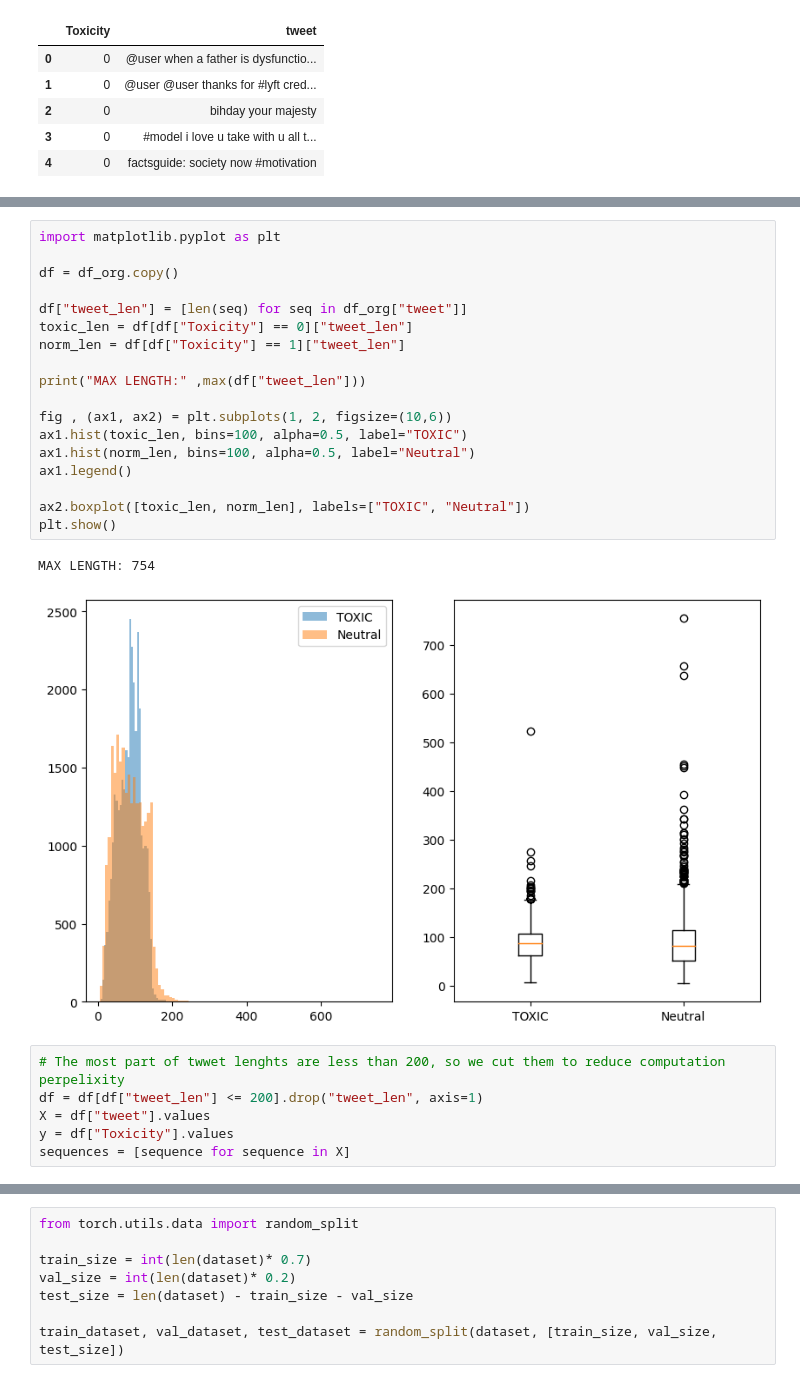
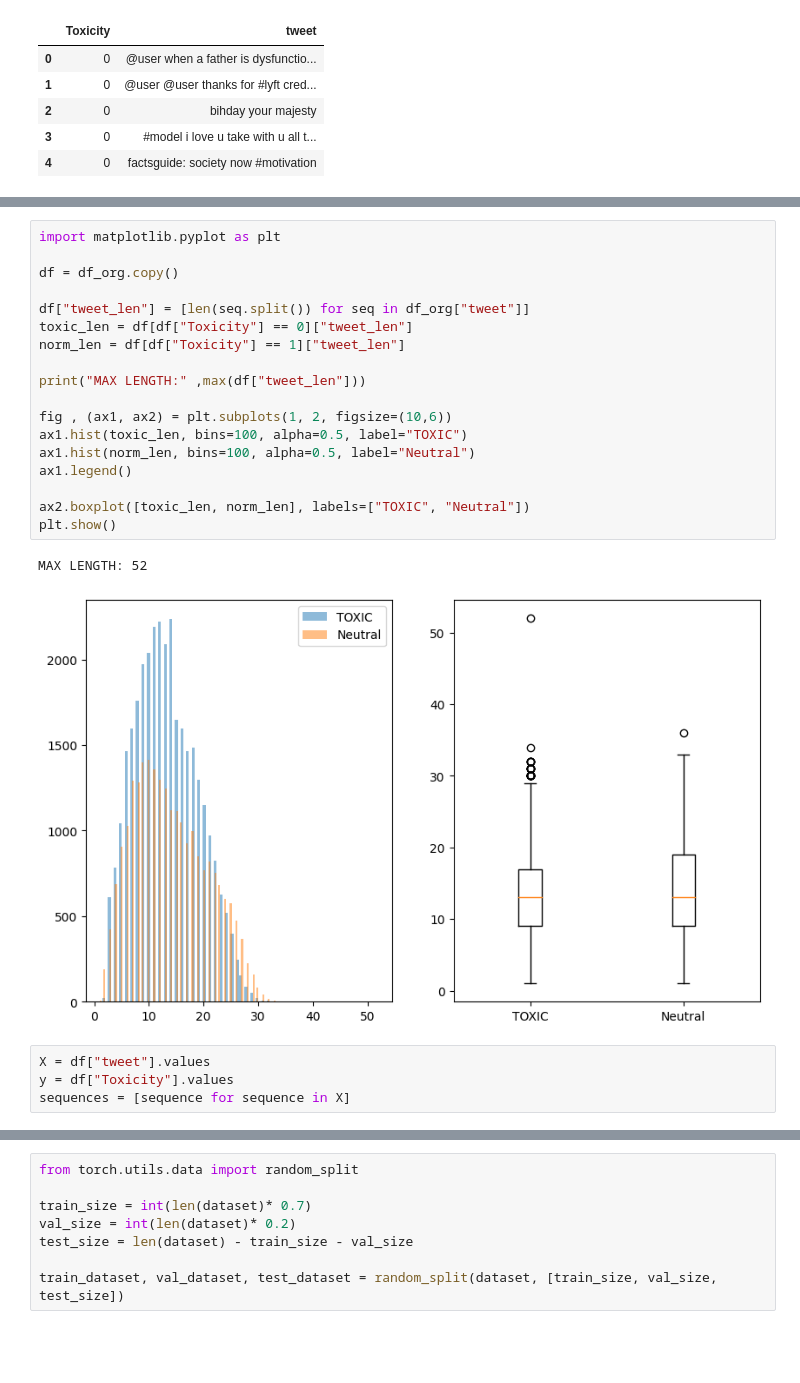
Before and after one commit to omid-sar/Interview-Preparation, a Jupyter notebook: ML_interview/ML_int_twitter_toxic.ipynb, the cells around one changed output, grey strips where cells are left out. Saved outputs shown, nothing was run; the diff lists cells and outputs as text; blank space fills up the shorter version.

```diff
--- a/ML_interview/ML_int_twitter_toxic.ipynb
+++ b/ML_interview/ML_int_twitter_toxic.ipynb
@@ -46,27 +46,25 @@
 # %%
 import matplotlib.pyplot as plt
 
 df = df_org.copy()
 
-df["tweet_len"] = [len(seq) for seq in df_org["tweet"]]
+df["tweet_len"] = [len(seq.split()) for seq in df_org["tweet"]]
 toxic_len = df[df["Toxicity"] == 0]["tweet_len"]
 norm_len = df[df["Toxicity"] == 1]["tweet_len"]
 
 print("MAX LENGTH:" ,max(df["tweet_len"]))
 
 fig , (ax1, ax2) = plt.subplots(1, 2, figsize=(10,6))
 ax1.hist(toxic_len, bins=100, alpha=0.5, label="TOXIC")
 ax1.hist(norm_len, bins=100, alpha=0.5, label="Neutral")
 ax1.legend()
 
 ax2.boxplot([toxic_len, norm_len], labels=["TOXIC", "Neutral"])
 plt.show()
 # %% [output]
-MAX LENGTH: 754
+MAX LENGTH: 52
-[figure, old version]
+[figure, new version]
 # %%
-# The most part of twwet lenghts are less than 200, so we cut them to reduce computation perpelixity
-df = df[df["tweet_len"] <= 200].drop("tweet_len", axis=1)
 X = df["tweet"].values
 y = df["Toxicity"].values
 sequences = [sequence for sequence in X]
```
Also changed, not shown: parts of 9 cells of this notebook.
